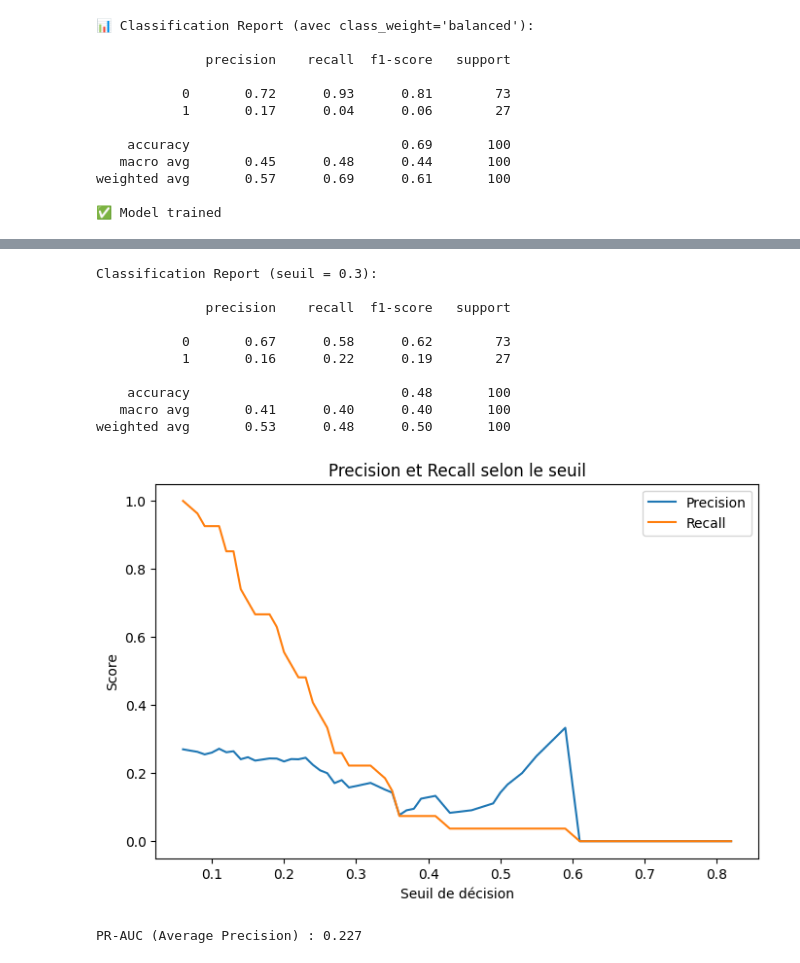
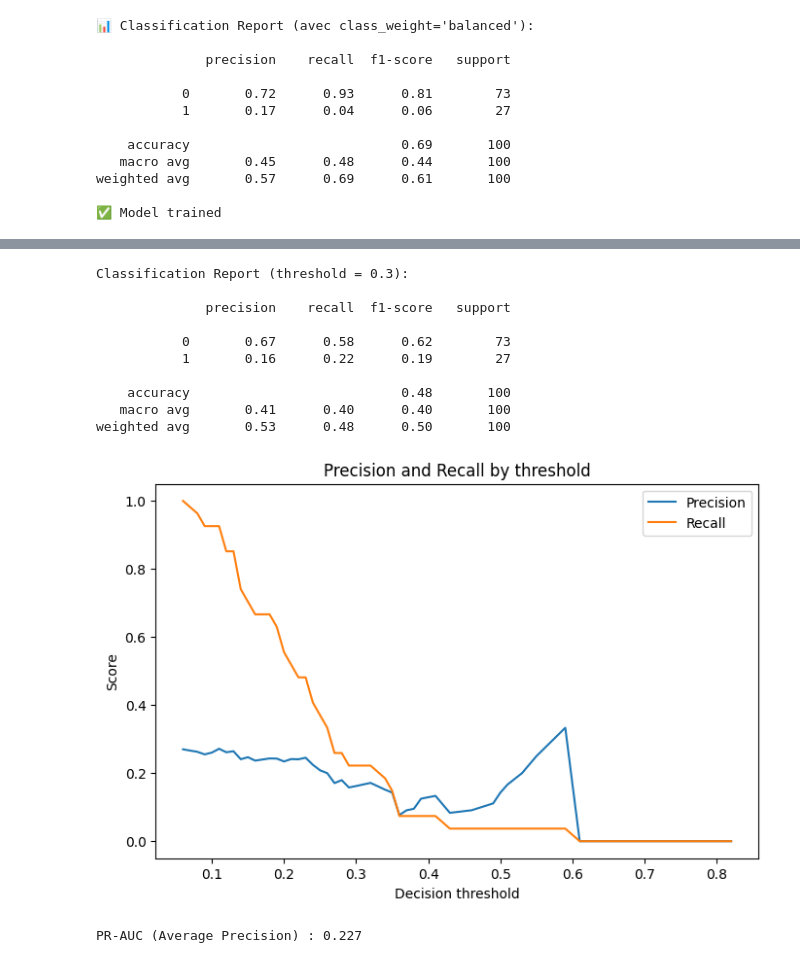
Before and after one commit to PinkSoso/clinic-study-dropout-analysis, a Jupyter notebook: Prediction_Model.ipynb, the cells around one changed output, grey strips where cells are left out. Saved outputs shown, nothing was run; the diff lists cells and outputs as text; code cells hidden in the pictures.

```diff
--- a/Prediction_Model.ipynb
+++ b/Prediction_Model.ipynb
@@ -80,6 +86,10 @@ print("✅ Data preprocessing done")
 # %%
 from sklearn.ensemble import RandomForestClassifier
 from sklearn.metrics import classification_report
+
+model = RandomForestClassifier(n_estimators=100, random_state=42)
+model.fit(X_train, y_train)
+y_pred = model.predict(X_test)
 
 # Class imbalanced model
 model_balanced = RandomForestClassifier(
@@ -92,7 +102,7 @@ model_balanced.fit(X_train, y_train)
 # Predictions
 y_pred_balanced = model_balanced.predict(X_test)
 
-print("📊 Classification Report (avec class_weight='balanced'):\n")
+print("📊 Classification Report (with class_weight='balanced'):\n")
 print(classification_report(y_test, y_pred_balanced))
 
 
@@ -143,13 +126,13 @@ from sklearn.metrics import classification_report
 # Récupère les probabilités au lieu des prédictions brutes
 y_proba = model_balanced.predict_proba(X_test)[:, 1]
 
-# Test avec un seuil plus bas (0.3 au lieu de 0.5 par défaut)
+# Test with 0.3 threshold instead of 0.5 by default)
 y_pred_threshold = (y_proba >= 0.3).astype(int)
 
-print("Classification Report (seuil = 0.3):\n")
+print("Classification Report (threshold = 0.3):\n")
 print(classification_report(y_test, y_pred_threshold))
 # %% [output]
-Classification Report (seuil = 0.3):
+Classification Report (threshold = 0.3):
 
               precision    recall  f1-score   support
 
@@ -162,19 +145,19 @@ weighted avg       0.53      0.48      0.50       100
 # %%
 from sklearn.metrics import precision_recall_curve
 import matplotlib.pyplot as plt
 
 precisions, recalls, thresholds = precision_recall_curve(y_test, y_proba)
 
 plt.figure(figsize=(8,5))
 plt.plot(thresholds, precisions[:-1], label="Precision")
 plt.plot(thresholds, recalls[:-1], label="Recall")
-plt.xlabel("Seuil de décision")
+plt.xlabel("Decision threshold")
 plt.ylabel("Score")
 plt.legend()
-plt.title("Precision and Recall selon le seuil")
+plt.title("Precision and Recall by threshold")
 plt.show()
 # %% [output]
-[figure, old version]
+[figure, new version]
 # %%
 from sklearn.metrics import average_precision_score
 pr_auc = average_precision_score(y_test, y_proba)
```
Also changed, not shown: parts of 9 cells of this notebook.
